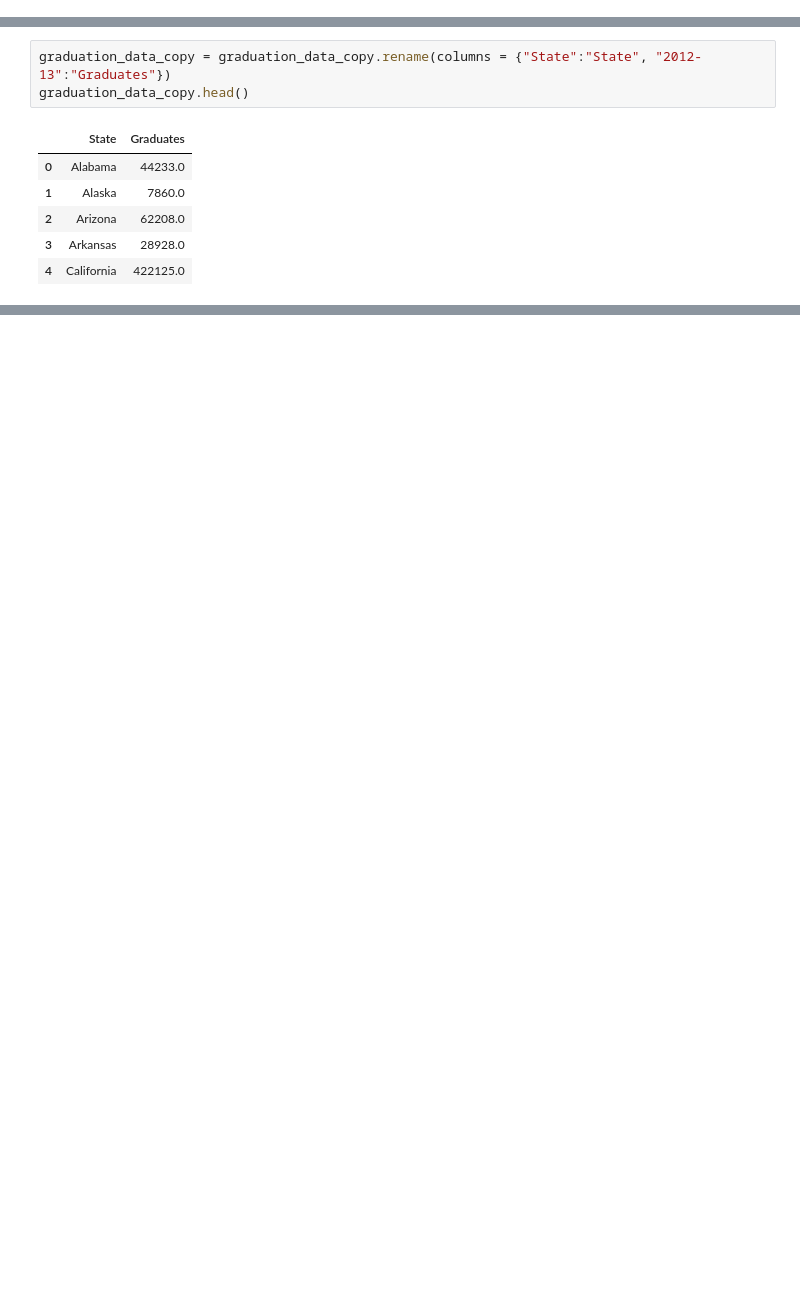
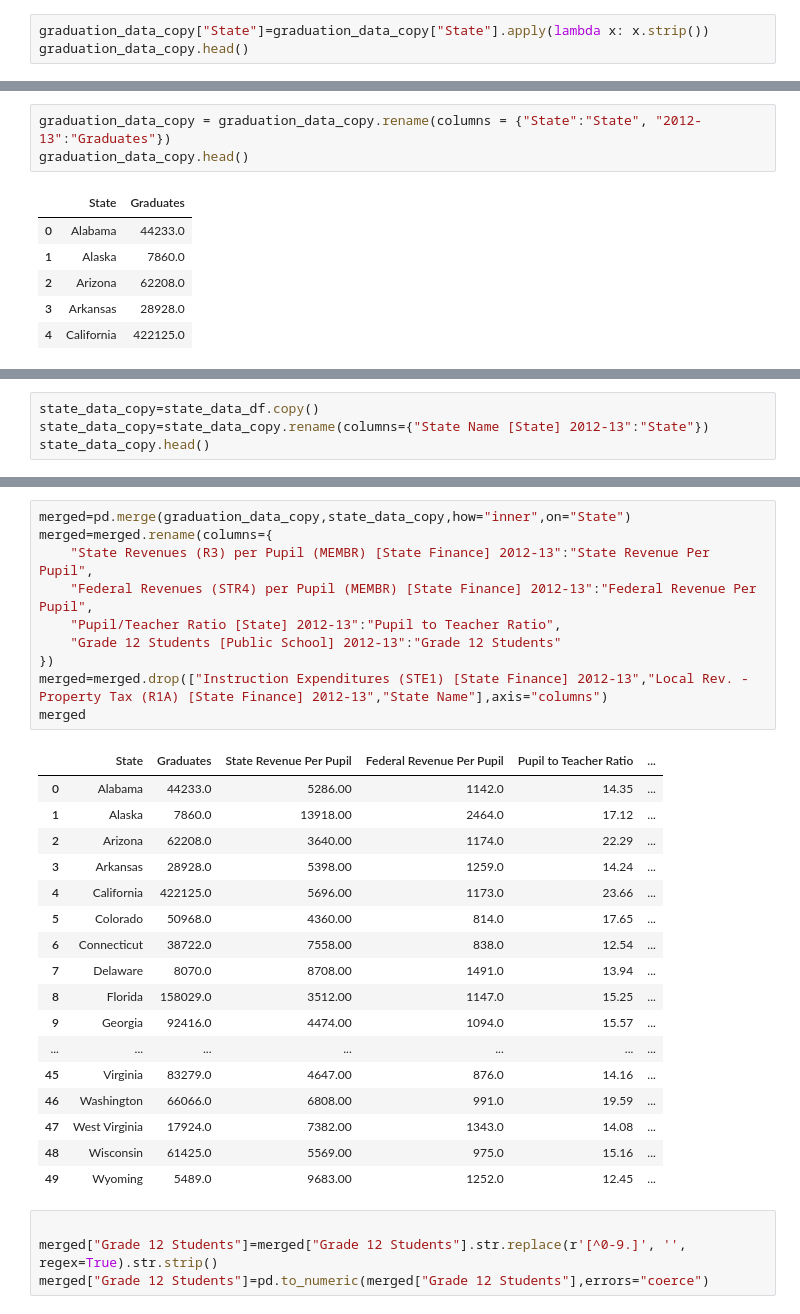
Before and after one commit to sagehan1/project-1, a Jupyter notebook: code-1.ipynb, the cells around one changed output, grey strips where cells are left out. Cells and saved outputs as stored; diff of their text form; blank space fills up the shorter version.

Commit message:
cleaned data

```diff
--- a/code-1.ipynb
+++ b/code-1.ipynb
@@ -27,3 +27,6 @@ graduation_data_copy.head()
 | 2 | Arizona | 62208.0 |
 | 3 | Arkansas | 28928.0 |
 | 4 | California | 422125.0 |
+# %%
+graduation_data_copy["State"]=graduation_data_copy["State"].apply(lambda x: x.strip())
+graduation_data_copy.head()
@@ -45,0 +50,4 @@ dtype: object
+# %%
+state_data_copy=state_data_df.copy()
+state_data_copy=state_data_copy.rename(columns={"State Name [State] 2012-13":"State"})
+state_data_copy.head()
@@ -45,0 +61,32 @@ dtype: object
+# %%
+merged=pd.merge(graduation_data_copy,state_data_copy,how="inner",on="State")
+merged=merged.rename(columns={
+    "State Revenues (R3) per Pupil (MEMBR) [State Finance] 2012-13":"State Revenue Per Pupil",
+    "Federal Revenues (STR4) per Pupil (MEMBR) [State Finance] 2012-13":"Federal Revenue Per Pupil",
+    "Pupil/Teacher Ratio [State] 2012-13":"Pupil to Teacher Ratio",
+    "Grade 12 Students [Public School] 2012-13":"Grade 12 Students"
+})
+merged=merged.drop(["Instruction Expenditures (STE1) [State Finance] 2012-13","Local Rev. - Property Tax (R1A) [State Finance] 2012-13","State Name"],axis="columns")
+merged
+# %% [output]
+|  | State | Graduates | State Revenue Per Pupil | Federal Revenue Per Pupil | Pupil to Teacher Ratio | ... |
+| 0 | Alabama | 44233.0 | 5286.00 | 1142.0 | 14.35 | ... |
+| 1 | Alaska | 7860.0 | 13918.00 | 2464.0 | 17.12 | ... |
+| 2 | Arizona | 62208.0 | 3640.00 | 1174.0 | 22.29 | ... |
+| 3 | Arkansas | 28928.0 | 5398.00 | 1259.0 | 14.24 | ... |
+| 4 | California | 422125.0 | 5696.00 | 1173.0 | 23.66 | ... |
+| 5 | Colorado | 50968.0 | 4360.00 | 814.0 | 17.65 | ... |
+| 6 | Connecticut | 38722.0 | 7558.00 | 838.0 | 12.54 | ... |
+| 7 | Delaware | 8070.0 | 8708.00 | 1491.0 | 13.94 | ... |
+| 8 | Florida | 158029.0 | 3512.00 | 1147.0 | 15.25 | ... |
+| 9 | Georgia | 92416.0 | 4474.00 | 1094.0 | 15.57 | ... |
+| ... | ... | ... | ... | ... | ... | ... |
+| 45 | Virginia | 83279.0 | 4647.00 | 876.0 | 14.16 | ... |
+| 46 | Washington | 66066.0 | 6808.00 | 991.0 | 19.59 | ... |
+| 47 | West Virginia | 17924.0 | 7382.00 | 1343.0 | 14.08 | ... |
+| 48 | Wisconsin | 61425.0 | 5569.00 | 975.0 | 15.16 | ... |
+| 49 | Wyoming | 5489.0 | 9683.00 | 1252.0 | 12.45 | ... |
+# %%
+
+merged["Grade 12 Students"]=merged["Grade 12 Students"].str.replace(r'[^0-9.]', '', regex=True).str.strip()
+merged["Grade 12 Students"]=pd.to_numeric(merged["Grade 12 Students"],errors="coerce")
```
Also changed, not shown: parts of 7 cells of this notebook.
